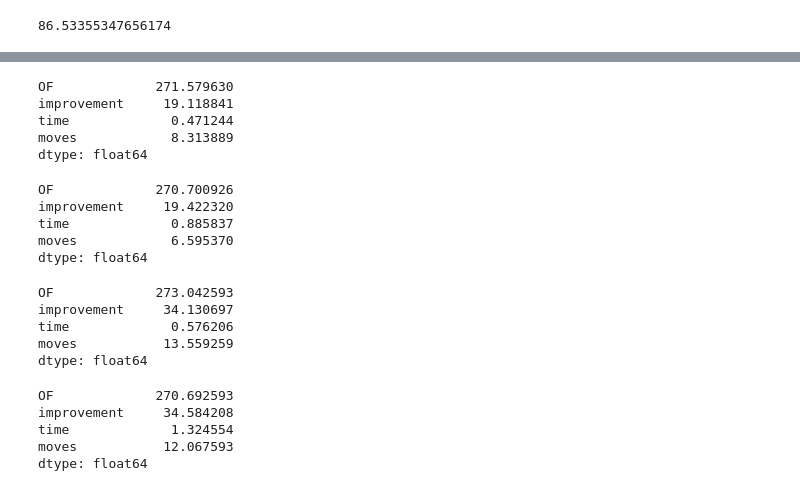
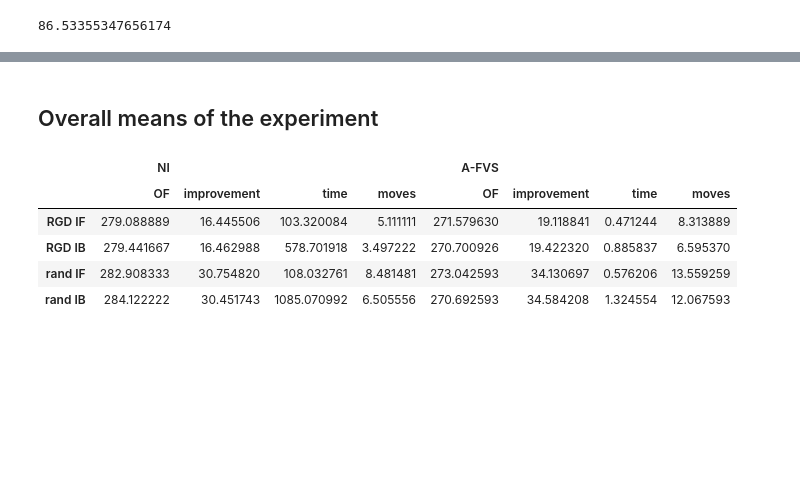
Before and after one commit to netotz/alpha-neighbor-p-center-problem, a Jupyter notebook: anpcp/ini_afvs.ipynb, the cells around one changed output, grey strips where cells are left out. Saved outputs shown, nothing was run; the diff lists cells and outputs as text; code cells hidden in the pictures; blank space fills up the shorter version.

```diff
--- a/anpcp/ini_afvs.ipynb
+++ b/anpcp/ini_afvs.ipynb
@@ -360,32 +360,20 @@ get_timediff(rgd_ib)
-# %%
-rgd_if["A-FVS"].mean()
-# %% [output]
-OF             271.579630
-improvement     19.118841
-time             0.471244
-moves            8.313889
-dtype: float64
-# %%
-rgd_ib["A-FVS"].mean()
-# %% [output]
-OF             270.700926
-improvement     19.422320
-time             0.885837
-moves            6.595370
-dtype: float64
-# %%
-rand_if["A-FVS"].mean()
-# %% [output]
-OF             273.042593
-improvement     34.130697
-time             0.576206
-moves           13.559259
-dtype: float64
-# %%
-rand_ib["A-FVS"].mean()
-# %% [output]
-OF             270.692593
-improvement     34.584208
-time             1.324554
-moves           12.067593
-dtype: float64
+# %% [markdown]
+## Overall means of the experiment
+# %%
+# mean() returns a Series, so arrange Series into dict to convert it to dataframe
+data = {
+    "RGD IF": rgd_if.mean(),
+    "RGD IB": rgd_ib.mean(),
+    "rand IF": rand_if.mean(),
+    "rand IB": rand_ib.mean(),
+}
+# use dict keys as index
+means = pd.DataFrame(data.values(), index=data.keys()).drop(columns=["RGD", "rand"], level=0)
+means
+# %% [output]
+|  | NI |  |  |  | A-FVS |  |  |  |
+|  | OF | improvement | time | moves | OF | improvement | time | moves |
+| RGD IF | 279.088889 | 16.445506 | 103.320084 | 5.111111 | 271.579630 | 19.118841 | 0.471244 | 8.313889 |
+| RGD IB | 279.441667 | 16.462988 | 578.701918 | 3.497222 | 270.700926 | 19.422320 | 0.885837 | 6.595370 |
+| rand IF | 282.908333 | 30.754820 | 108.032761 | 8.481481 | 273.042593 | 34.130697 | 0.576206 | 13.559259 |
+| rand IB | 284.122222 | 30.451743 | 1085.070992 | 6.505556 | 270.692593 | 34.584208 | 1.324554 | 12.067593 |
```
Also changed, not shown: parts of 2 cells of this notebook.
